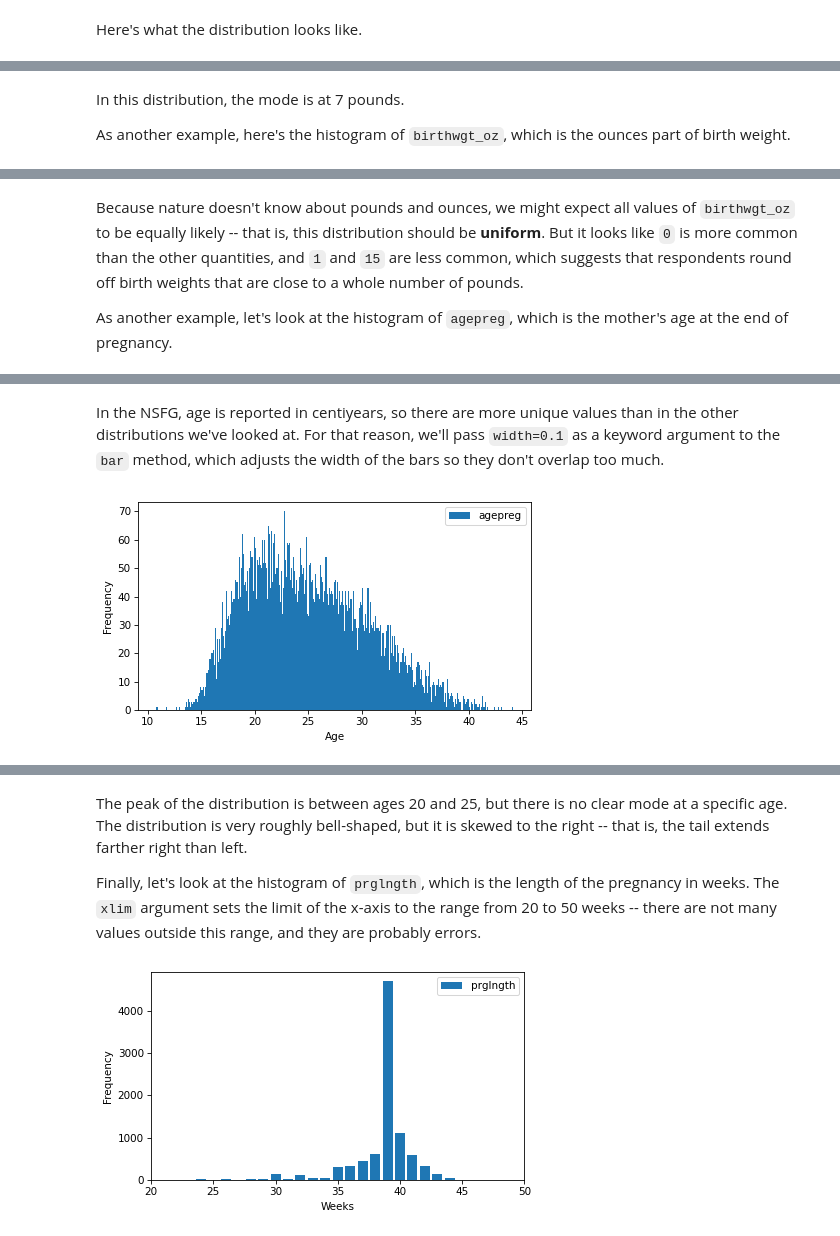
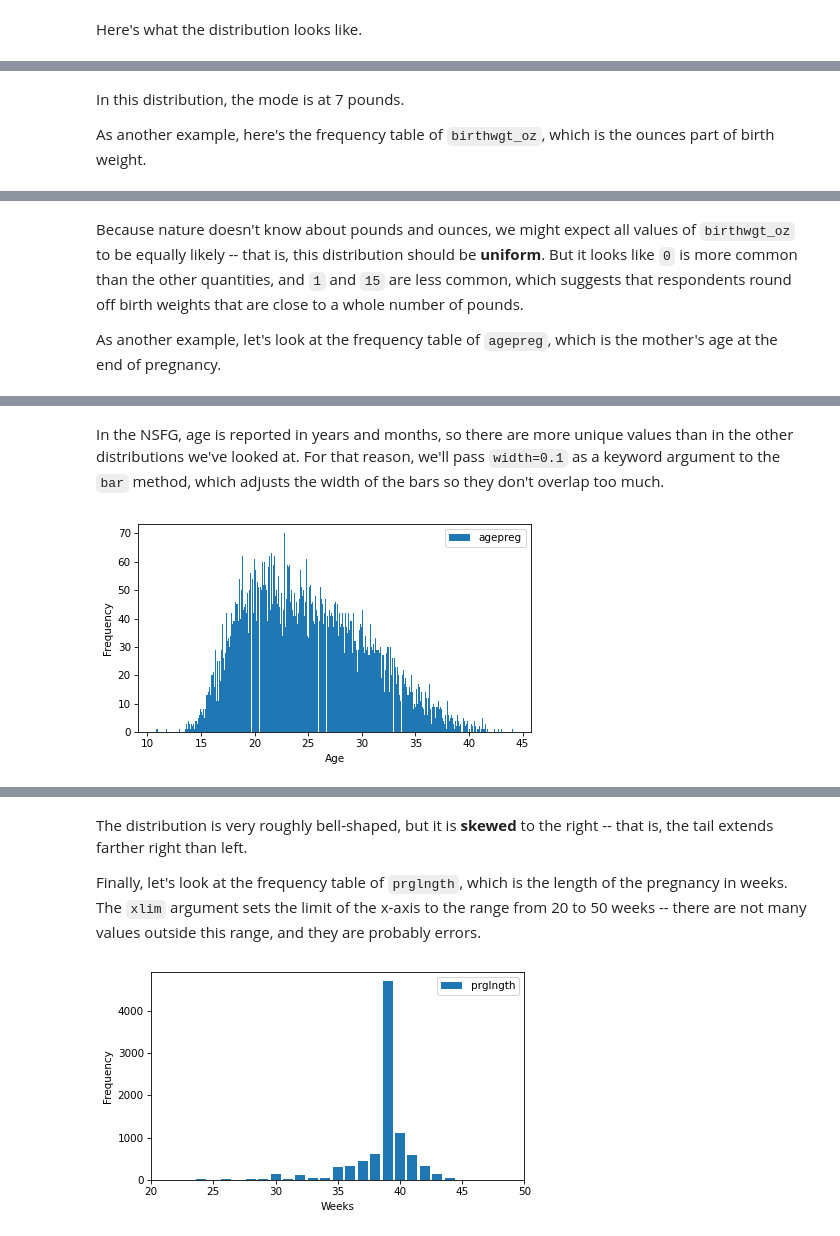
Before and after one commit to Mu-L/ThinkStats, a Jupyter notebook: soln/chap02.ipynb, the cells around one changed output, grey strips where cells are left out. Drawn from its saved outputs; the diff is of its cells as text; code cells hidden in the pictures.

```diff
--- a/soln/chap02.ipynb
+++ b/soln/chap02.ipynb
@@ -213,5 +209,5 @@ hist.mode()
 # %% [markdown]
 In this distribution, the mode is at 7 pounds.
 
-As another example, here's the histogram of `birthwgt_oz`, which is the ounces part of birth weight.
+As another example, here's the frequency table of `birthwgt_oz`, which is the ounces part of birth weight.
 # %%
@@ -225,24 +221,23 @@ decorate(xlabel="Ounces", ylabel="Frequency")
 Because nature doesn't know about pounds and ounces, we might expect all values of `birthwgt_oz` to be equally likely -- that is, this distribution should be **uniform**.
 But it looks like `0` is more common than the other quantities, and `1` and `15` are less common, which suggests that respondents round off birth weights that are close to a whole number of pounds.
 
-As another example, let's look at the histogram of `agepreg`, which is the mother's age at the end of pregnancy.
+As another example, let's look at the frequency table of `agepreg`, which is the mother's age at the end of pregnancy.
 # %%
-hist = Hist.from_seq(live["agepreg"], name="agepreg")
+ftab_age = FreqTab.from_seq(live["agepreg"], name="agepreg")
 # %% [output]
 [interactive output not drawn]
 # %% [markdown]
-In the NSFG, age is reported in centiyears, so there are more unique values than in the other distributions we've looked at.
+In the NSFG, age is reported in years and months, so there are more unique values than in the other distributions we've looked at.
 For that reason, we'll pass `width=0.1` as a keyword argument to the `bar` method, which adjusts the width of the bars so they don't overlap too much.
 # %%
-hist.bar(width=0.1)
+ftab_age.bar(width=0.1)
 decorate(xlabel="Age", ylabel="Frequency")
 # %% [output]
-[figure, old version]
+[figure, new version]
 [interactive output not drawn]
 # %% [markdown]
-The peak of the distribution is between ages 20 and 25, but there is no clear mode at a specific age.
-The distribution is very roughly bell-shaped, but it is skewed to the right -- that is, the tail extends farther right than left.
+The distribution is very roughly bell-shaped, but it is **skewed** to the right -- that is, the tail extends farther right than left.
 
-Finally, let's look at the histogram of `prglngth`, which is the length of the pregnancy in weeks.
+Finally, let's look at the frequency table of `prglngth`, which is the length of the pregnancy in weeks.
 The `xlim` argument sets the limit of the x-axis to the range from 20 to 50 weeks -- there are not many values outside this range, and they are probably errors.
 # %%
```
Also changed, not shown: parts of 56 cells of this notebook, 8 other files.
